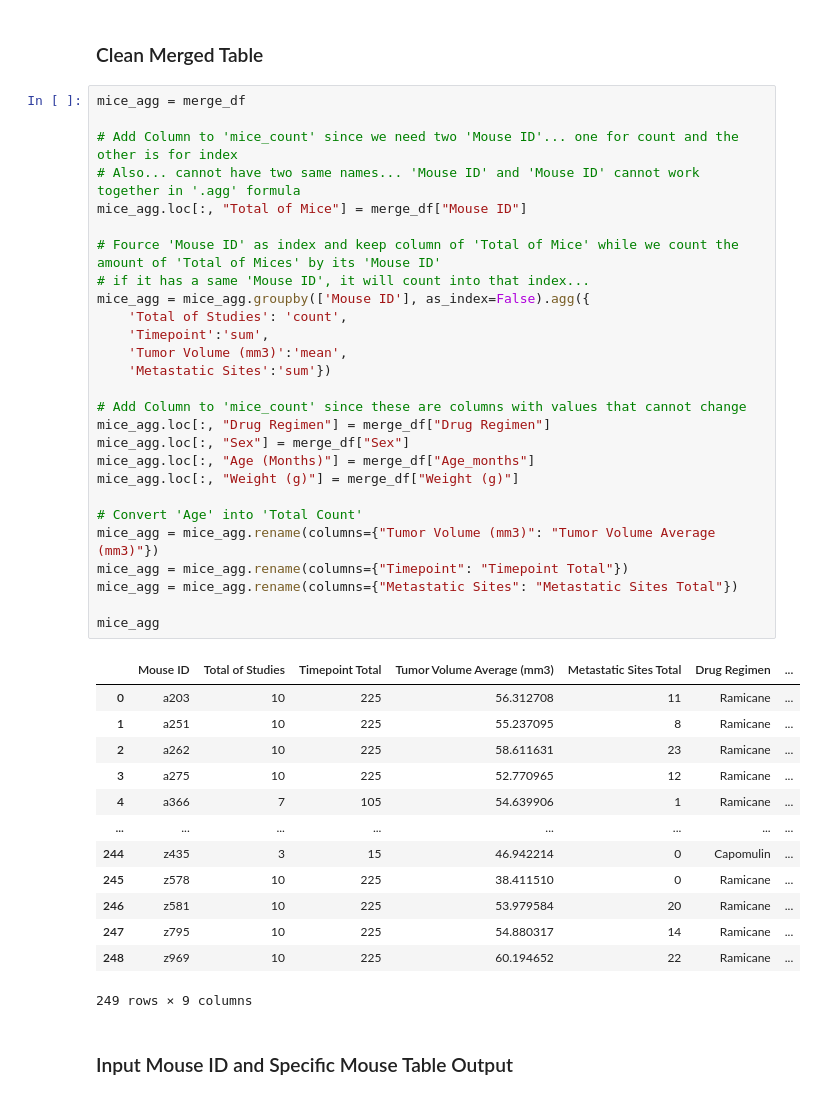
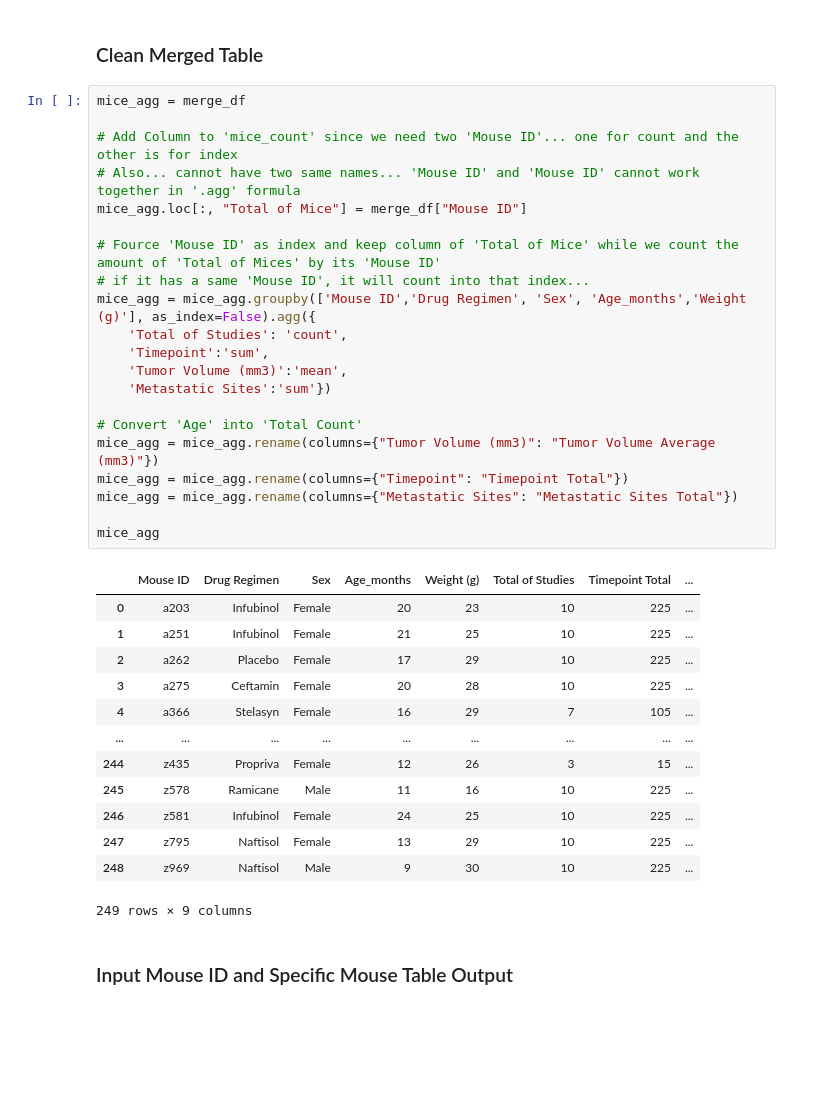
Before and after one commit to samuelroiz/Pymaceuticals_DA, a Jupyter notebook: Pymaceuticals_Code.ipynb, the cells around one changed output. Saved outputs shown, nothing was run; the diff lists cells and outputs as text; blank space fills up the shorter version.

```diff
--- a/Pymaceuticals_Code.ipynb
+++ b/Pymaceuticals_Code.ipynb
@@ -122,43 +122,37 @@ There are 249 mice in the data.
 # %%
 mice_agg = merge_df
 
 # Add Column to 'mice_count' since we need two 'Mouse ID'... one for count and the other is for index
 # Also... cannot have two same names... 'Mouse ID' and 'Mouse ID' cannot work together in '.agg' formula
 mice_agg.loc[:, "Total of Mice"] = merge_df["Mouse ID"]
 
 # Fource 'Mouse ID' as index and keep column of 'Total of Mice' while we count the amount of 'Total of Mices' by its 'Mouse ID'
 # if it has a same 'Mouse ID', it will count into that index...
-mice_agg = mice_agg.groupby(['Mouse ID'], as_index=False).agg({
+mice_agg = mice_agg.groupby(['Mouse ID','Drug Regimen', 'Sex', 'Age_months','Weight (g)'], as_index=False).agg({
     'Total of Studies': 'count',
     'Timepoint':'sum',
     'Tumor Volume (mm3)':'mean',
     'Metastatic Sites':'sum'})
-
-# Add Column to 'mice_count' since these are columns with values that cannot change
-mice_agg.loc[:, "Drug Regimen"] = merge_df["Drug Regimen"]
-mice_agg.loc[:, "Sex"] = merge_df["Sex"]
-mice_agg.loc[:, "Age (Months)"] = merge_df["Age_months"]
-mice_agg.loc[:, "Weight (g)"] = merge_df["Weight (g)"]
 
 # Convert 'Age' into 'Total Count'
 mice_agg = mice_agg.rename(columns={"Tumor Volume (mm3)": "Tumor Volume Average (mm3)"})
 mice_agg = mice_agg.rename(columns={"Timepoint": "Timepoint Total"})
 mice_agg = mice_agg.rename(columns={"Metastatic Sites": "Metastatic Sites Total"})
 
 mice_agg
 # %% [output]
-|  | Mouse ID | Total of Studies | Timepoint Total | Tumor Volume Average (mm3) | Metastatic Sites Total | Drug Regimen | ... |
-| 0 | a203 | 10 | 225 | 56.312708 | 11 | Ramicane | ... |
-| 1 | a251 | 10 | 225 | 55.237095 | 8 | Ramicane | ... |
-| 2 | a262 | 10 | 225 | 58.611631 | 23 | Ramicane | ... |
-| 3 | a275 | 10 | 225 | 52.770965 | 12 | Ramicane | ... |
-| 4 | a366 | 7 | 105 | 54.639906 | 1 | Ramicane | ... |
-| ... | ... | ... | ... | ... | ... | ... | ... |
-| 244 | z435 | 3 | 15 | 46.942214 | 0 | Capomulin | ... |
-| 245 | z578 | 10 | 225 | 38.411510 | 0 | Ramicane | ... |
-| 246 | z581 | 10 | 225 | 53.979584 | 20 | Ramicane | ... |
-| 247 | z795 | 10 | 225 | 54.880317 | 14 | Ramicane | ... |
-| 248 | z969 | 10 | 225 | 60.194652 | 22 | Ramicane | ... |
+|  | Mouse ID | Drug Regimen | Sex | Age_months | Weight (g) | Total of Studies | Timepoint Total | ... |
+| 0 | a203 | Infubinol | Female | 20 | 23 | 10 | 225 | ... |
+| 1 | a251 | Infubinol | Female | 21 | 25 | 10 | 225 | ... |
+| 2 | a262 | Placebo | Female | 17 | 29 | 10 | 225 | ... |
+| 3 | a275 | Ceftamin | Female | 20 | 28 | 10 | 225 | ... |
+| 4 | a366 | Stelasyn | Female | 16 | 29 | 7 | 105 | ... |
+| ... | ... | ... | ... | ... | ... | ... | ... | ... |
+| 244 | z435 | Propriva | Female | 12 | 26 | 3 | 15 | ... |
+| 245 | z578 | Ramicane | Male | 11 | 16 | 10 | 225 | ... |
+| 246 | z581 | Infubinol | Female | 24 | 25 | 10 | 225 | ... |
+| 247 | z795 | Naftisol | Female | 13 | 29 | 10 | 225 | ... |
+| 248 | z969 | Naftisol | Male | 9 | 30 | 10 | 225 | ... |
 249 rows × 9 columns
 # %% [markdown]
 ### Input Mouse ID and Specific Mouse Table Output
```
Also changed, not shown: parts of 16 cells of this notebook, 3 other files.
